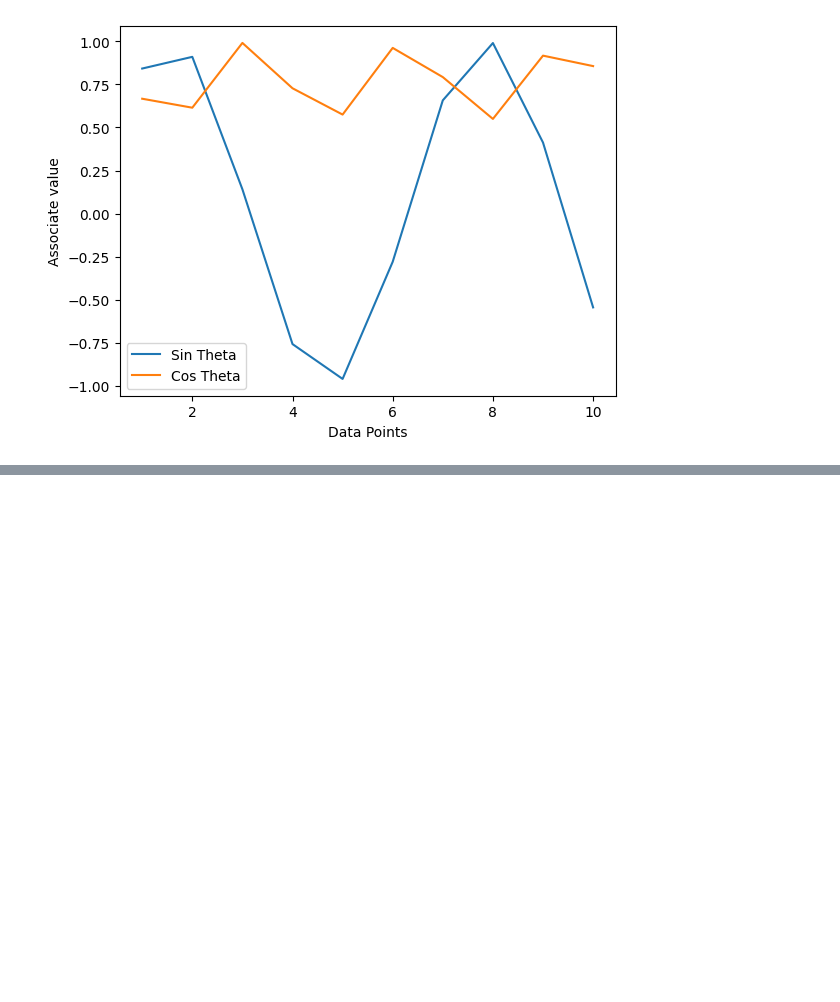
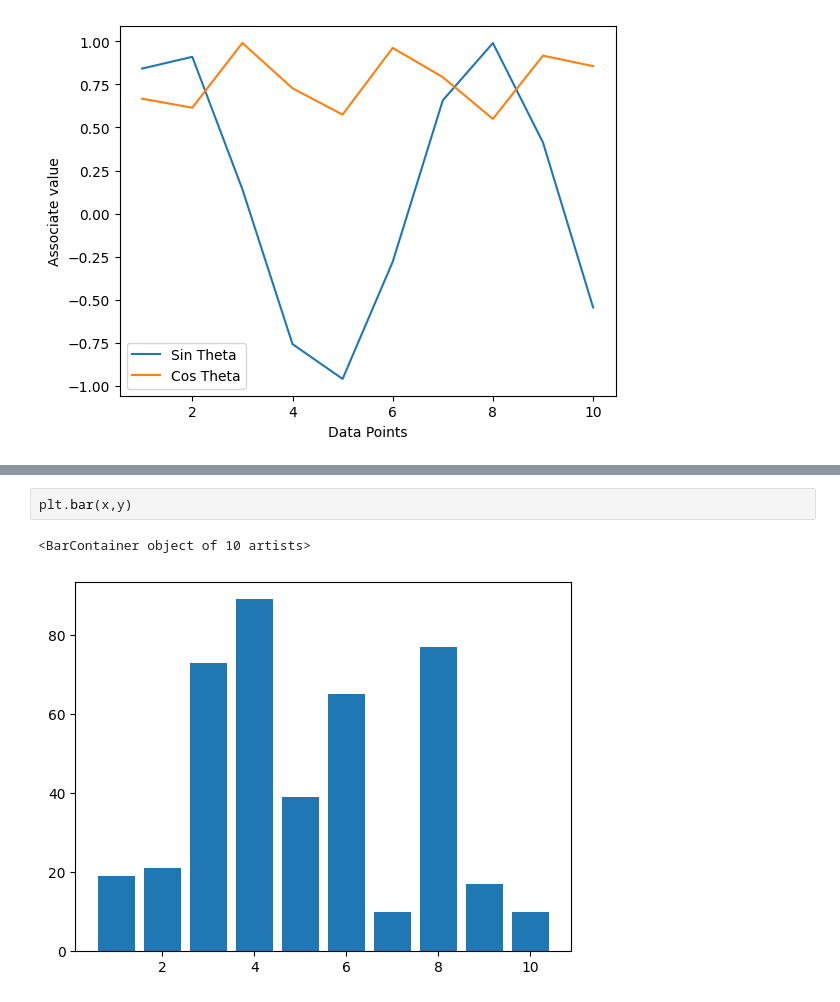
Before and after one commit to rishu2026/Python_Assignment, a Jupyter notebook: Day7/matplot_lib.ipynb, the cells around one changed output, grey strips where cells are left out. Drawn from its saved outputs; the diff is of its cells as text; blank space fills up the shorter version.

```diff
--- a/Day7/matplot_lib.ipynb
+++ b/Day7/matplot_lib.ipynb
@@ -127,0 +205,5 @@ plt.yticks()
+# %%
+plt.bar(x,y)
+# %% [output]
+<BarContainer object of 10 artists>
+[figure, added]
```
Also changed, not shown: parts of 15 cells of this notebook.
